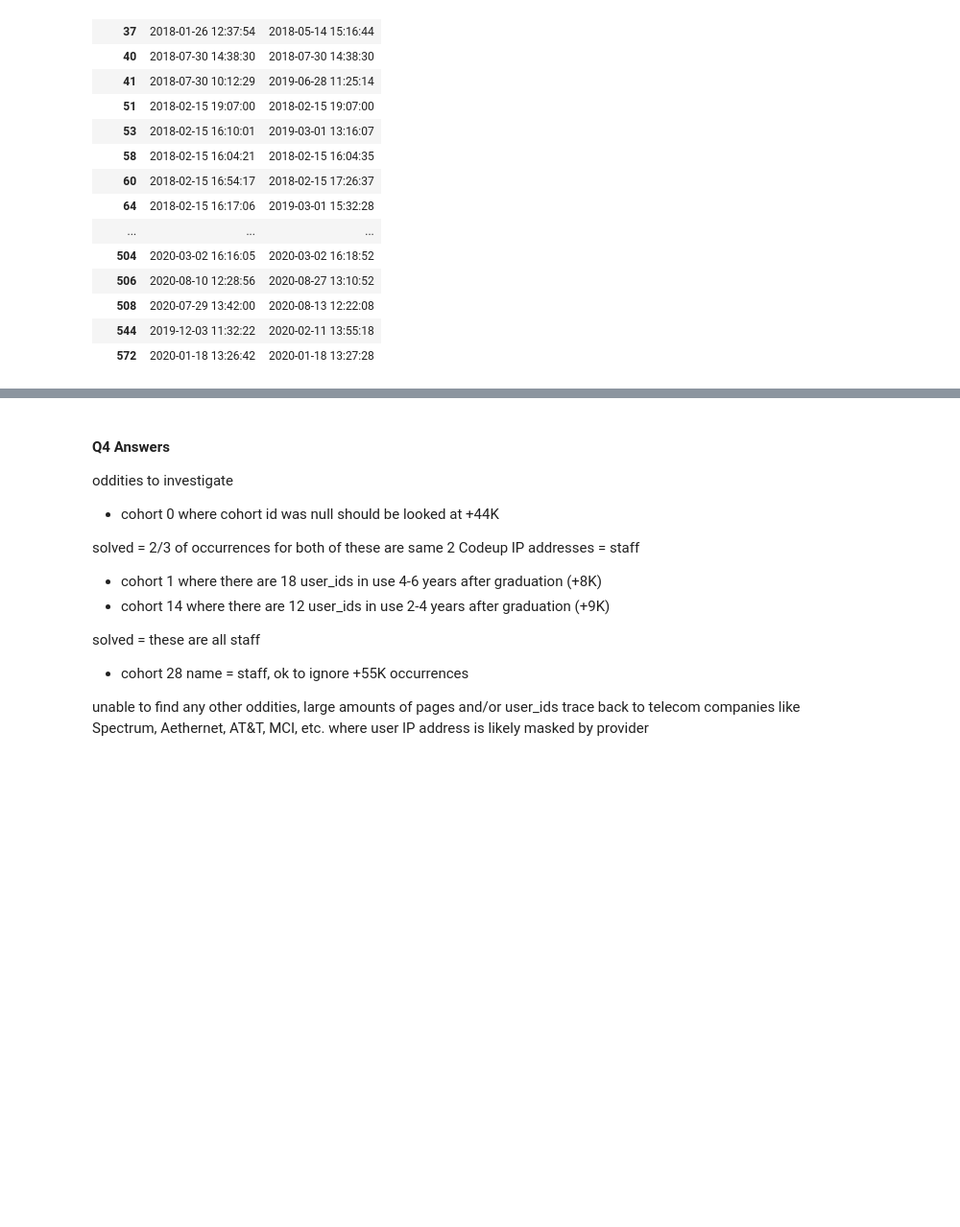
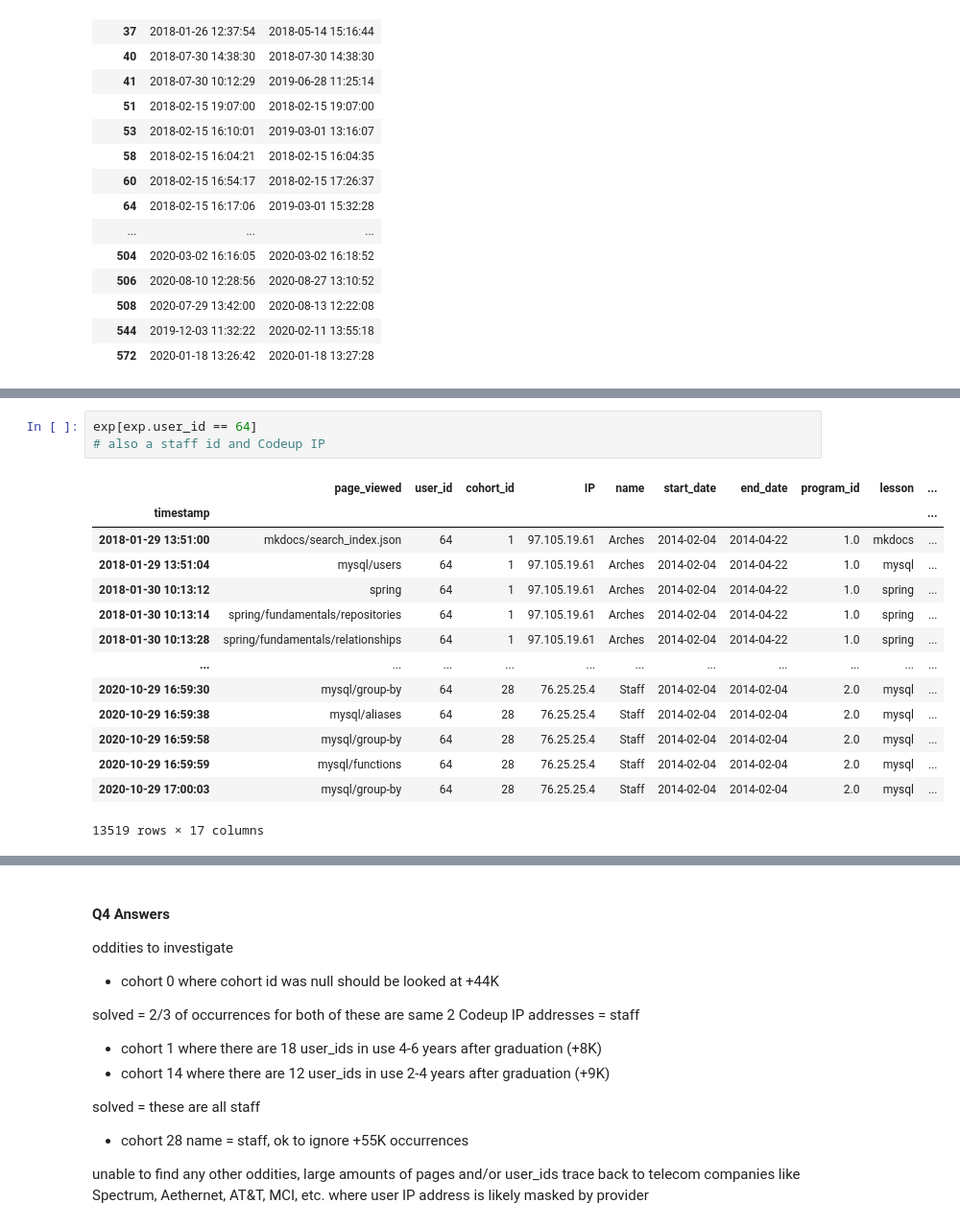
Before and after one commit to RyvynYoung/curriculum_access_project, a Jupyter notebook: curriculum_access.ipynb, the cells around one changed output, grey strips where cells are left out. Shown at 96% size. Cells and saved outputs as stored; diff of their text form; blank space fills up the shorter version.

```diff
--- a/curriculum_access.ipynb
+++ b/curriculum_access.ipynb
@@ -1702,0 +1726,18 @@ post_grad2[(post_grad2.IP == '192.171.117.210')].groupby('user_id')[['timestamp'
+# %%
+exp[exp.user_id == 64]
+# also a staff id and Codeup IP
+# %% [output]
+|  | page_viewed | user_id | cohort_id | IP | name | start_date | end_date | program_id | lesson | ... |
+| timestamp |  |  |  |  |  |  |  |  |  | ... |
+| 2018-01-29 13:51:00 | mkdocs/search_index.json | 64 | 1 | 97.105.19.61 | Arches | 2014-02-04 | 2014-04-22 | 1.0 | mkdocs | ... |
+| 2018-01-29 13:51:04 | mysql/users | 64 | 1 | 97.105.19.61 | Arches | 2014-02-04 | 2014-04-22 | 1.0 | mysql | ... |
+| 2018-01-30 10:13:12 | spring | 64 | 1 | 97.105.19.61 | Arches | 2014-02-04 | 2014-04-22 | 1.0 | spring | ... |
+| 2018-01-30 10:13:14 | spring/fundamentals/repositories | 64 | 1 | 97.105.19.61 | Arches | 2014-02-04 | 2014-04-22 | 1.0 | spring | ... |
+| 2018-01-30 10:13:28 | spring/fundamentals/relationships | 64 | 1 | 97.105.19.61 | Arches | 2014-02-04 | 2014-04-22 | 1.0 | spring | ... |
+| ... | ... | ... | ... | ... | ... | ... | ... | ... | ... | ... |
+| 2020-10-29 16:59:30 | mysql/group-by | 64 | 28 | 76.25.25.4 | Staff | 2014-02-04 | 2014-02-04 | 2.0 | mysql | ... |
+| 2020-10-29 16:59:38 | mysql/aliases | 64 | 28 | 76.25.25.4 | Staff | 2014-02-04 | 2014-02-04 | 2.0 | mysql | ... |
+| 2020-10-29 16:59:58 | mysql/group-by | 64 | 28 | 76.25.25.4 | Staff | 2014-02-04 | 2014-02-04 | 2.0 | mysql | ... |
+| 2020-10-29 16:59:59 | mysql/functions | 64 | 28 | 76.25.25.4 | Staff | 2014-02-04 | 2014-02-04 | 2.0 | mysql | ... |
+| 2020-10-29 17:00:03 | mysql/group-by | 64 | 28 | 76.25.25.4 | Staff | 2014-02-04 | 2014-02-04 | 2.0 | mysql | ... |
+13519 rows × 17 columns
```
Also changed, not shown: parts of 4 cells of this notebook.
